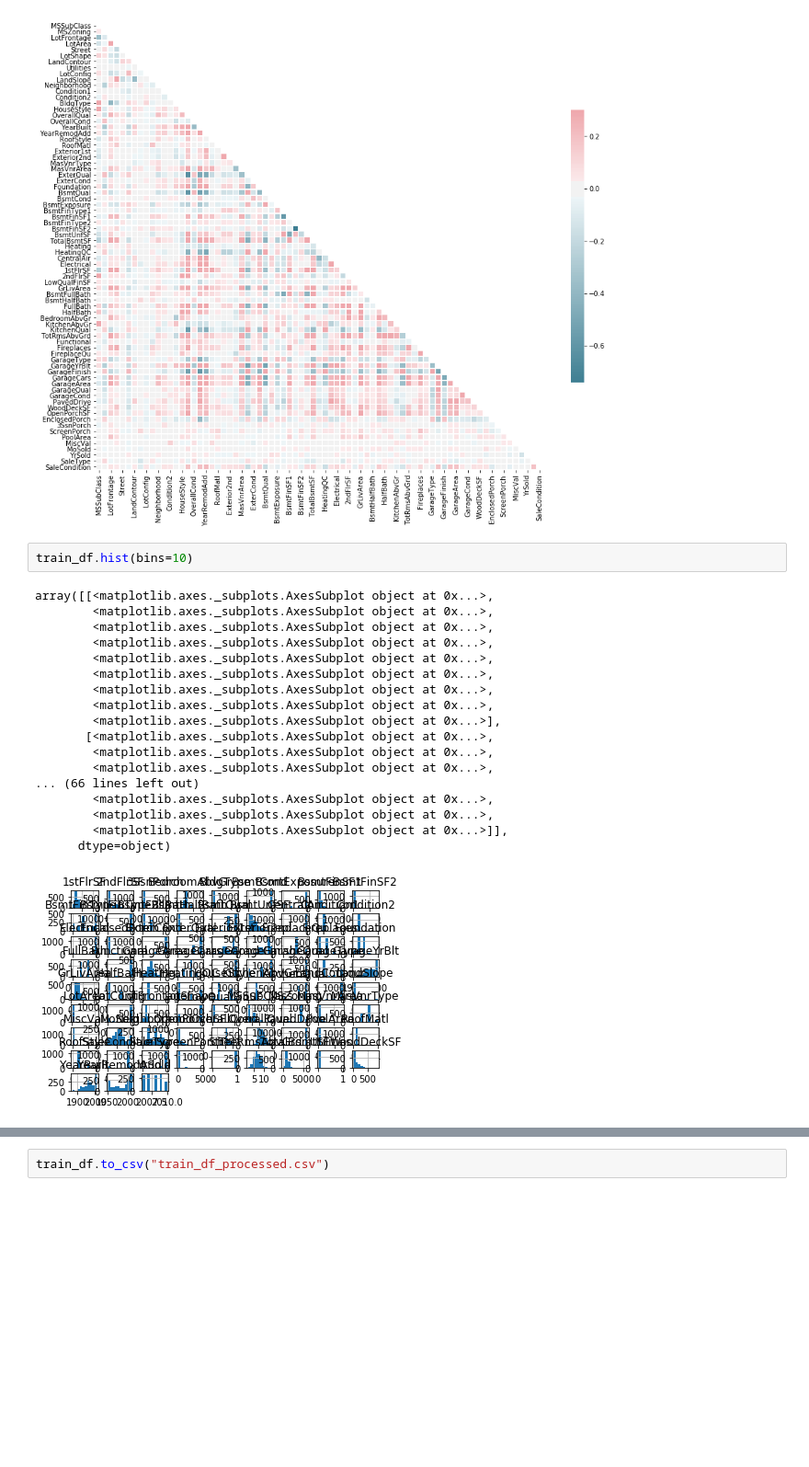
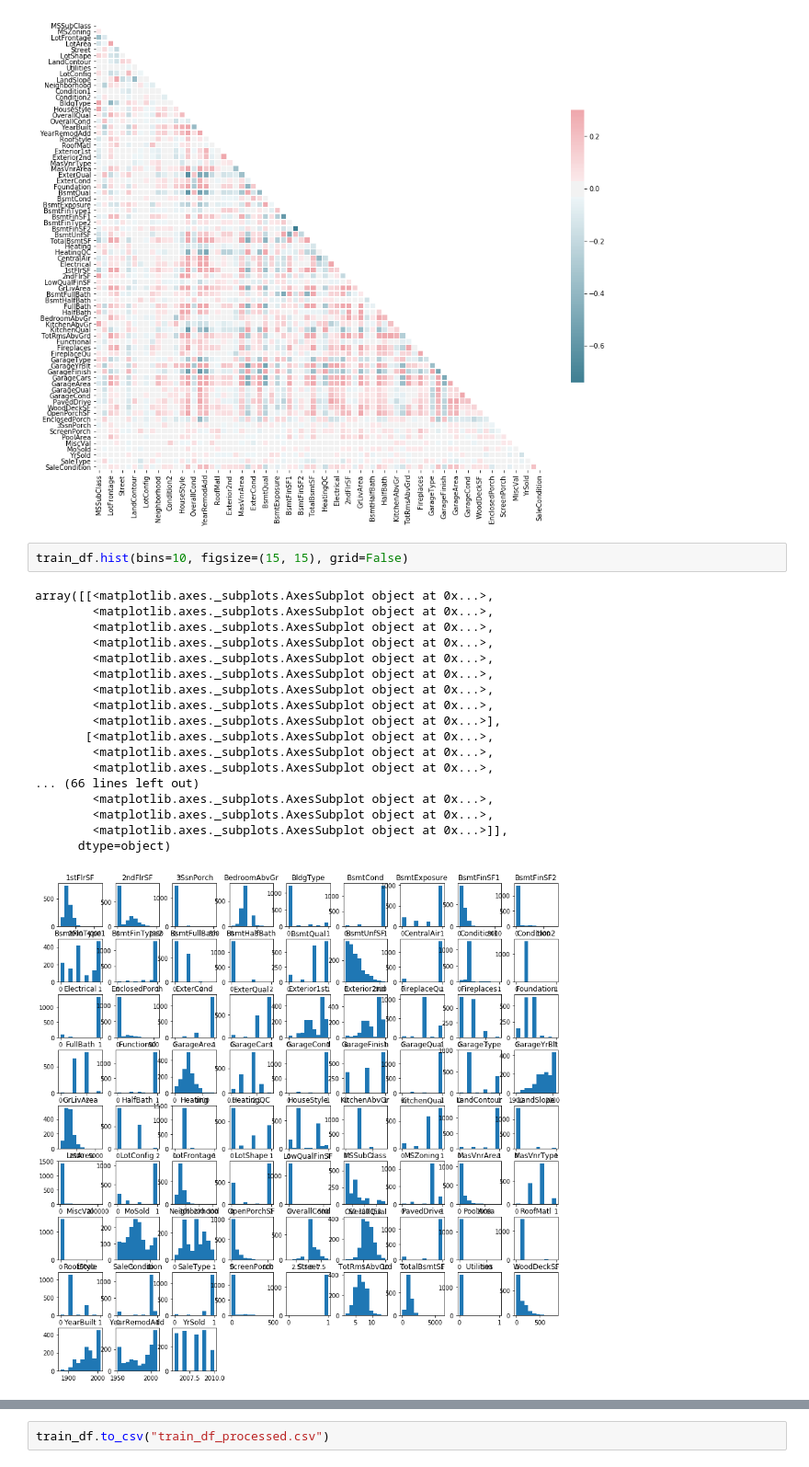
Before and after one commit to wakandan/kaggle, a Jupyter notebook: house-price/baseline-linear-regession.ipynb, the cells around one changed output, grey strips where cells are left out. Shown at 92% size. Saved outputs shown, nothing was run; the diff lists cells and outputs as text; blank space fills up the shorter version.

```diff
--- a/house-price/baseline-linear-regession.ipynb
+++ b/house-price/baseline-linear-regession.ipynb
@@ -110,23 +115,23 @@ sns.heatmap(train_df.corr(), mask=mask, cmap=cmap, vmax=.3, center=0,
 <matplotlib.axes._subplots.AxesSubplot at 0x...>
 [figure]
 # %%
-train_df.hist(bins=10)
+train_df.hist(bins=10, figsize=(15, 15), grid=False)
 # %% [output]
 array([[<matplotlib.axes._subplots.AxesSubplot object at 0x...>,
         <matplotlib.axes._subplots.AxesSubplot object at 0x...>,
         <matplotlib.axes._subplots.AxesSubplot object at 0x...>,
         <matplotlib.axes._subplots.AxesSubplot object at 0x...>,
         <matplotlib.axes._subplots.AxesSubplot object at 0x...>,
         <matplotlib.axes._subplots.AxesSubplot object at 0x...>,
         <matplotlib.axes._subplots.AxesSubplot object at 0x...>,
         <matplotlib.axes._subplots.AxesSubplot object at 0x...>,
         <matplotlib.axes._subplots.AxesSubplot object at 0x...>],
        [<matplotlib.axes._subplots.AxesSubplot object at 0x...>,
         <matplotlib.axes._subplots.AxesSubplot object at 0x...>,
         <matplotlib.axes._subplots.AxesSubplot object at 0x...>,
 ... (66 lines left out)
         <matplotlib.axes._subplots.AxesSubplot object at 0x...>,
         <matplotlib.axes._subplots.AxesSubplot object at 0x...>,
         <matplotlib.axes._subplots.AxesSubplot object at 0x...>]],
       dtype=object)
-[figure, old version]
+[figure, new version]
```
Also changed, not shown: parts of 13 cells of this notebook, 1 other file.
